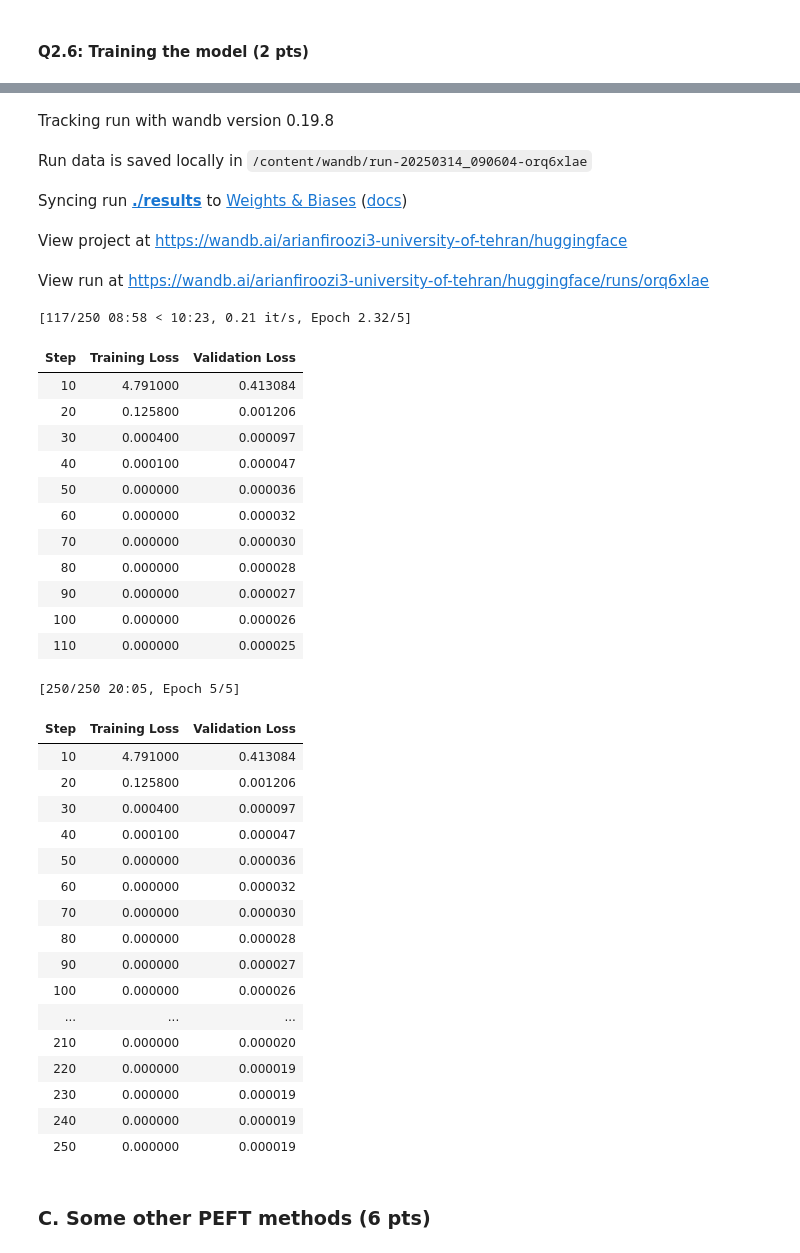
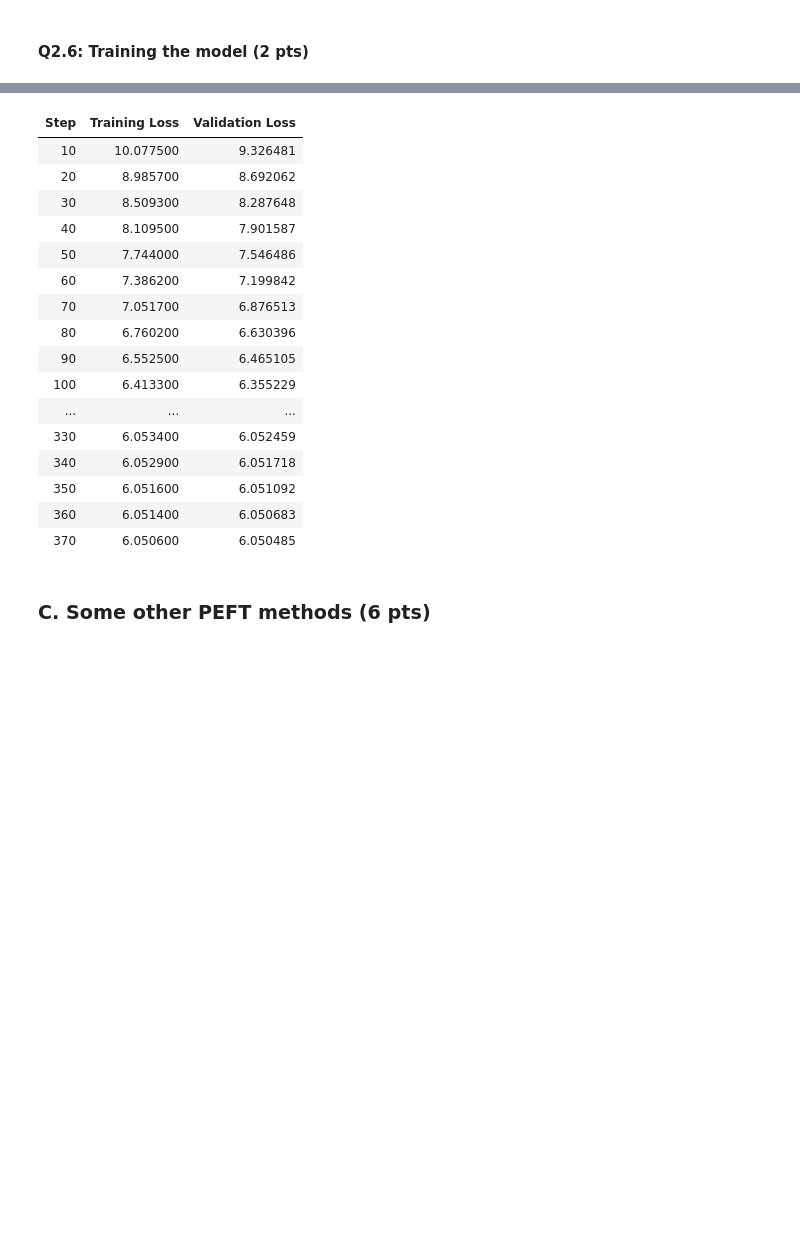
Before and after one commit to ArianFiroozi/LLM-Course-Projects, a Jupyter notebook: LLM_CA1.ipynb, the cells around one changed output, grey strips where cells are left out. Drawn from its saved outputs; the diff is of its cells as text; code cells hidden in the pictures; blank space fills up the shorter version.

```diff
--- a/LLM_CA1.ipynb
+++ b/LLM_CA1.ipynb
@@ -567,6 +582,10 @@ class EmotionDataset(Dataset):
     def __getitem__(self, idx):
         return self.data[idx]
 # %%
-prompts = generate_prompt_from_data(exp_dataset)
+prompts = generate_prompt_from_data(train_ds)
 tokenized_data = tokenize_for_lora(prompts, tokenizer, DEVICE)
 train_dataset = EmotionDataset(tokenized_data)
+
+prompts = generate_prompt_from_data(test_ds)
+tokenized_data = tokenize_for_lora(prompts, tokenizer, DEVICE)
+test_dataset = EmotionDataset(tokenized_data)
@@ -577,2 +622,7 @@ d. Run your verification function on the first sample of your training dataset t
 # %% [markdown]
 ### B. Fine-tune using LoRa (30 pts)
+# %%
+model = AutoModelForCausalLM.from_pretrained(
+    BASE_MODEL,
+    device_map=DEVICE,
+)
@@ -627,8 +681,8 @@ from peft import LoraConfig, get_peft_model, TaskType
 
 lora_config = LoraConfig(
     task_type=TaskType.CAUSAL_LM,
-    r=16,
-    lora_alpha=32,
+    r=8,
+    lora_alpha=16,
     lora_dropout=0.1,
     target_modules=["q_proj", "v_proj"],
 )
@@ -710,8 +764,8 @@ training_args = TrainingArguments(
     # evaluation_strategy="epoch",
     evaluation_strategy="steps",
     learning_rate=5e-5,
-    num_train_epochs=5,
-    per_device_train_batch_size=2,
+    num_train_epochs=1,
+    per_device_train_batch_size=4,
     save_steps=10,
     save_total_limit=2,
     logging_dir="./logs",
@@ -741,7 +795,7 @@ trainer = Trainer(
     model=lora_model,
     args=training_args,
     train_dataset=train_dataset,
-    eval_dataset=train_dataset,
+    eval_dataset=test_dataset,
     callbacks=[progress_logger]
 )
 trainer.train()
@@ -761,36 +806,17 @@ wandb: Currently logged in as: arianfiroozi3 (arianfiroozi3-university-of-tehran
-Tracking run with wandb version 0.19.8
-Run data is saved locally in /content/wandb/run-20250314_090604-orq6xlae
-Syncing run ./results to Weights & Biases (docs)
-View project at https://wandb.ai/arianfiroozi3-university-of-tehran/huggingface
-View run at https://wandb.ai/arianfiroozi3-university-of-tehran/huggingface/runs/orq6xlae
-[117/250 08:58 < 10:23, 0.21 it/s, Epoch 2.32/5]
 | Step | Training Loss | Validation Loss |
-| 10 | 4.791000 | 0.413084 |
-| 20 | 0.125800 | 0.001206 |
-| 30 | 0.000400 | 0.000097 |
-| 40 | 0.000100 | 0.000047 |
-| 50 | 0.000000 | 0.000036 |
-| 60 | 0.000000 | 0.000032 |
-| 70 | 0.000000 | 0.000030 |
-| 80 | 0.000000 | 0.000028 |
-| 90 | 0.000000 | 0.000027 |
-| 100 | 0.000000 | 0.000026 |
-| 110 | 0.000000 | 0.000025 |
+| 10 | 10.077500 | 9.326481 |
+| 20 | 8.985700 | 8.692062 |
+| 30 | 8.509300 | 8.287648 |
+| 40 | 8.109500 | 7.901587 |
+| 50 | 7.744000 | 7.546486 |
+| 60 | 7.386200 | 7.199842 |
+| 70 | 7.051700 | 6.876513 |
+| 80 | 6.760200 | 6.630396 |
+| 90 | 6.552500 | 6.465105 |
+| 100 | 6.413300 | 6.355229 |
+| ... | ... | ... |
+| 330 | 6.053400 | 6.052459 |
+| 340 | 6.052900 | 6.051718 |
+| 350 | 6.051600 | 6.051092 |
+| 360 | 6.051400 | 6.050683 |
+| 370 | 6.050600 | 6.050485 |
-[250/250 20:05, Epoch 5/5]
-| Step | Training Loss | Validation Loss |
-| 10 | 4.791000 | 0.413084 |
-| 20 | 0.125800 | 0.001206 |
-| 30 | 0.000400 | 0.000097 |
-| 40 | 0.000100 | 0.000047 |
-| 50 | 0.000000 | 0.000036 |
-| 60 | 0.000000 | 0.000032 |
-| 70 | 0.000000 | 0.000030 |
-| 80 | 0.000000 | 0.000028 |
-| 90 | 0.000000 | 0.000027 |
-| 100 | 0.000000 | 0.000026 |
-| ... | ... | ... |
-| 210 | 0.000000 | 0.000020 |
-| 220 | 0.000000 | 0.000019 |
-| 230 | 0.000000 | 0.000019 |
-| 240 | 0.000000 | 0.000019 |
-| 250 | 0.000000 | 0.000019 |
```
Also changed, not shown: parts of 19 cells of this notebook.
